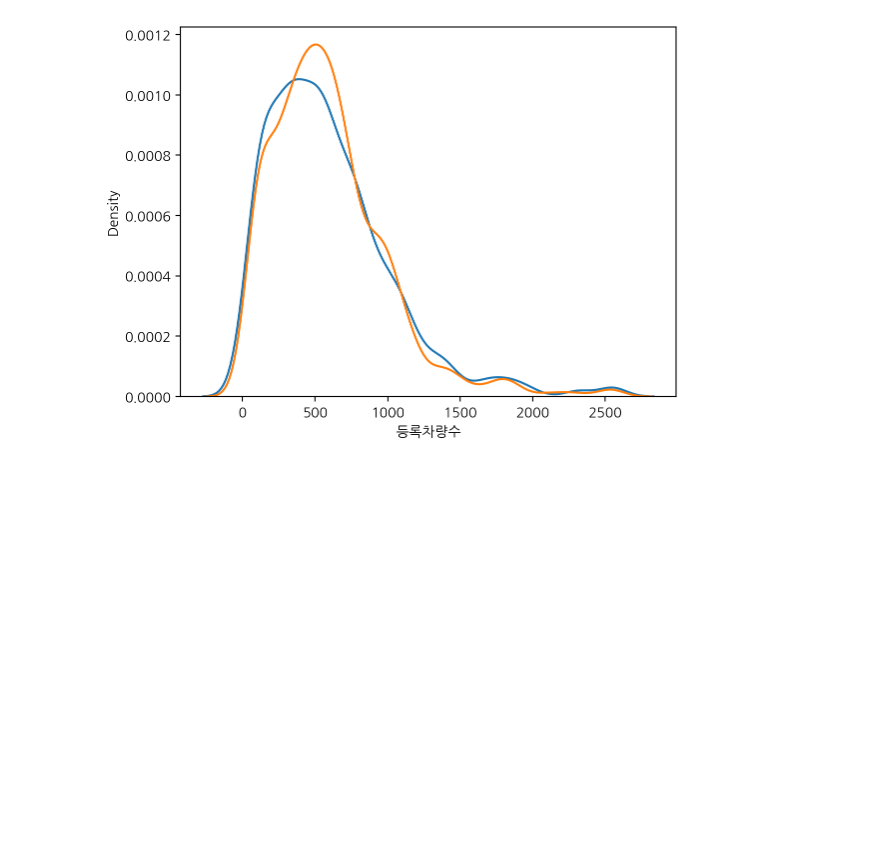
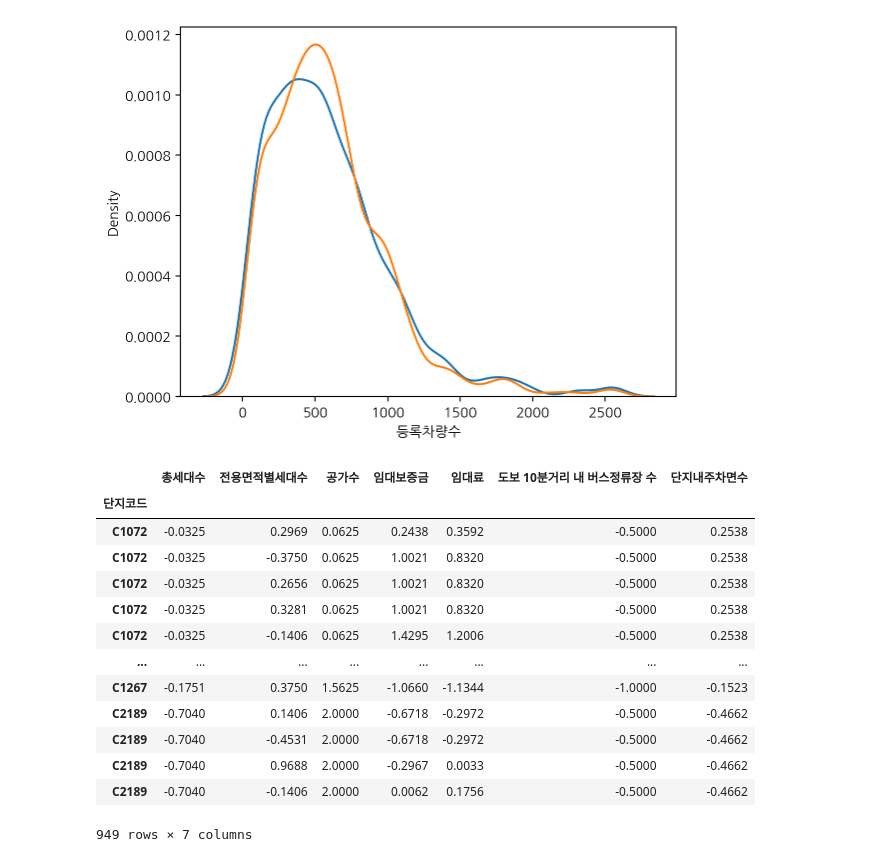
Before and after one commit to Sankamita3131/Parking_Demand_Predict, a Jupyter notebook: main.ipynb, the cells around one changed output. Cells and saved outputs as stored; diff of their text form; code cells hidden in the pictures; blank space fills up the shorter version.

```diff
--- a/main.ipynb
+++ b/main.ipynb
@@ -476,10 +483,7 @@ sns.heatmap(data = corr_high, annot = True, fmt = '.2f')
 ## Dataset
 # %%
 features = corr_high.index.to_list()
-if "단지코드" in features:
-    pass
-else:
-    features.append("단지코드")
+
 
 print(label)
 print(features)
@@ -574,4 +575,21 @@ sns.kdeplot(y_valid_pred)
 # %% [output]
 <AxesSubplot:xlabel='등록차량수', ylabel='Density'>
 [figure]
+# %%
+X_test
+# %% [output]
+|  | 총세대수 | 전용면적별세대수 | 공가수 | 임대보증금 | 임대료 | 도보 10분거리 내 버스정류장 수 | 단지내주차면수 |
+| 단지코드 |  |  |  |  |  |  |  |
+| C1072 | -0.0325 | 0.2969 | 0.0625 | 0.2438 | 0.3592 | -0.5000 | 0.2538 |
+| C1072 | -0.0325 | -0.3750 | 0.0625 | 1.0021 | 0.8320 | -0.5000 | 0.2538 |
+| C1072 | -0.0325 | 0.2656 | 0.0625 | 1.0021 | 0.8320 | -0.5000 | 0.2538 |
+| C1072 | -0.0325 | 0.3281 | 0.0625 | 1.0021 | 0.8320 | -0.5000 | 0.2538 |
+| C1072 | -0.0325 | -0.1406 | 0.0625 | 1.4295 | 1.2006 | -0.5000 | 0.2538 |
+| ... | ... | ... | ... | ... | ... | ... | ... |
+| C1267 | -0.1751 | 0.3750 | 1.5625 | -1.0660 | -1.1344 | -1.0000 | -0.1523 |
+| C2189 | -0.7040 | 0.1406 | 2.0000 | -0.6718 | -0.2972 | -0.5000 | -0.4662 |
+| C2189 | -0.7040 | -0.4531 | 2.0000 | -0.6718 | -0.2972 | -0.5000 | -0.4662 |
+| C2189 | -0.7040 | 0.9688 | 2.0000 | -0.2967 | 0.0033 | -0.5000 | -0.4662 |
+| C2189 | -0.7040 | -0.1406 | 2.0000 | 0.0062 | 0.1756 | -0.5000 | -0.4662 |
+949 rows × 7 columns
 # %%
```
Also changed, not shown: parts of 14 cells of this notebook, 4 other files.
